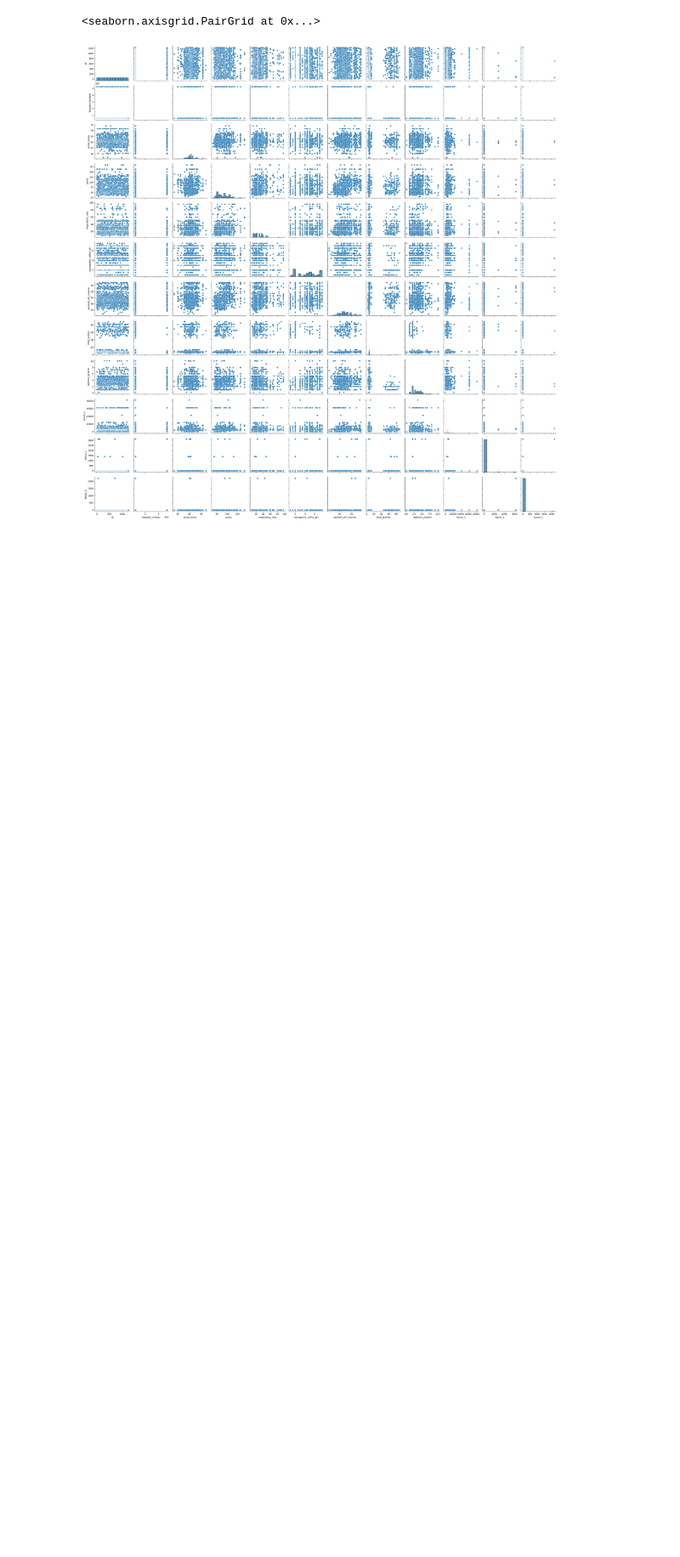
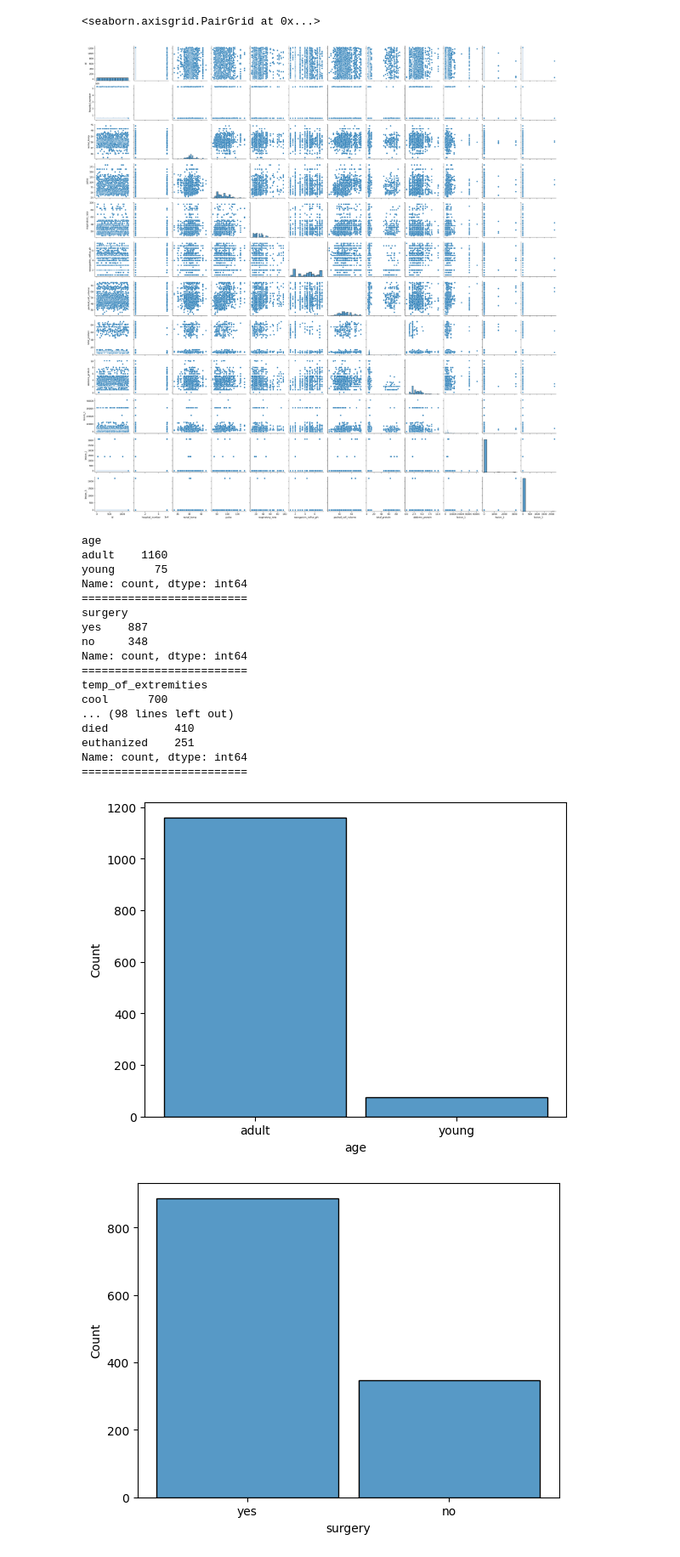
Before and after one commit to Dhru-win/horse_life_predection, a Jupyter notebook: horse_health_outcomes.ipynb, the cells around one changed output. Shown at 85% size. Drawn from its saved outputs; the diff is of its cells as text; code cells hidden in the pictures; blank space fills up the shorter version.

Commit message:
did some cleaning and converted data types

```diff
--- a/horse_health_outcomes.ipynb
+++ b/horse_health_outcomes.ipynb
@@ -95,0 +81,29 @@ git push -u origin main
+# %%
+# list of Categorical columns in data frame
+categorical_columns = ['age', 'surgery', 'temp_of_extremities', 'peripheral_pulse', 'mucous_membrane', 'capillary_refill_time', 'pain','peristalsis', 'abdominal_distention', 'nasogastric_tube', 'nasogastric_reflux', 'rectal_exam_feces', 'abdomen', 'abdomo_appearance', 'surgical_lesion', 'cp_data']
+# %%
+for column in categorical_columns:
+    plt.figure()
+    print(df[column].value_counts())
+    sns.histplot(df[column], shrink=0.9)
+    print("=========================")
+# %% [output]
+age
+adult    1160
+young      75
+Name: count, dtype: int64
+=========================
+surgery
+yes    887
+no     348
+Name: count, dtype: int64
+=========================
+temp_of_extremities
+cool      700
+... (98 lines left out)
+died          410
+euthanized    251
+Name: count, dtype: int64
+=========================
+[figure, added]
+[figure, added]
```
Also changed, not shown: parts of 15 cells of this notebook.
